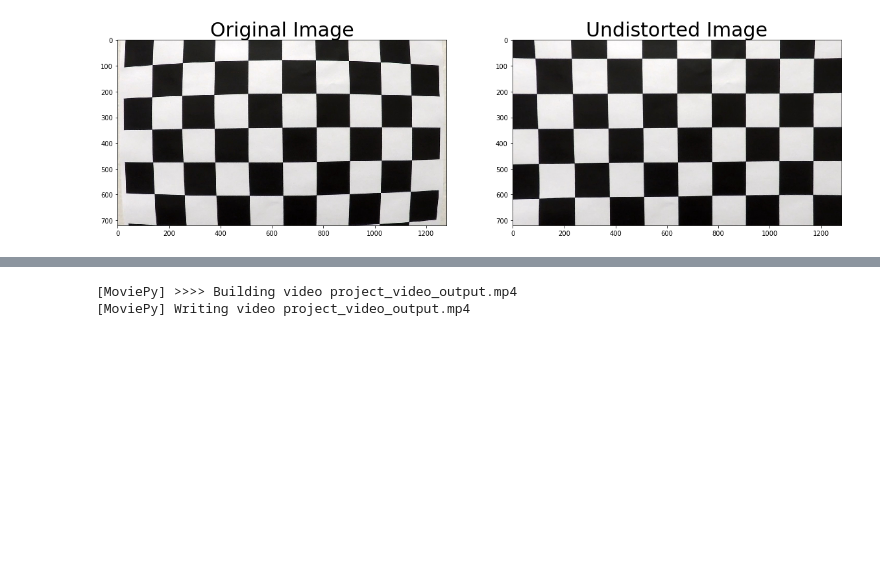
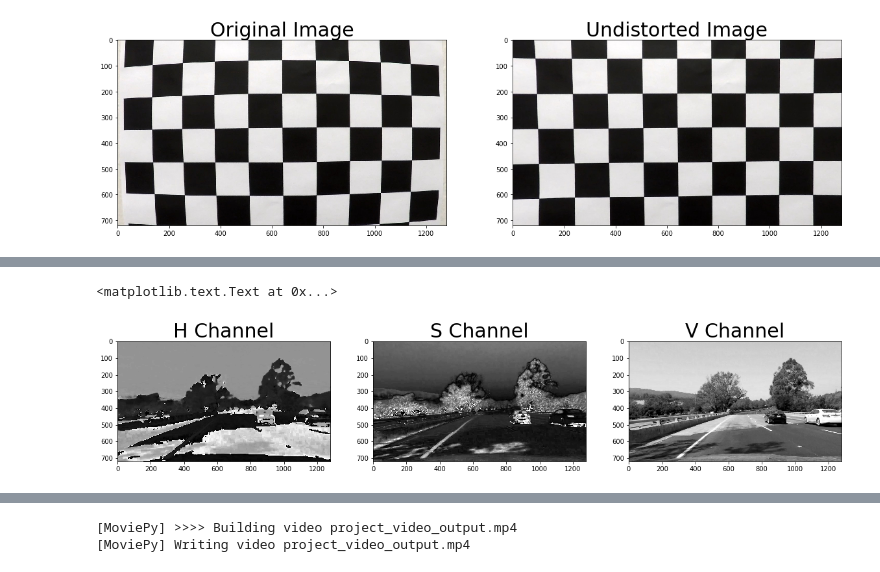
Before and after one commit to husams/CarND-Advanced-Lane-Lines, a Jupyter notebook: Line-detection.ipynb, the cells around one changed output, grey strips where cells are left out. Cells and saved outputs as stored; diff of their text form; code cells hidden in the pictures; blank space fills up the shorter version.

Commit message:
Add color threshold

```diff
--- a/Line-detection.ipynb
+++ b/Line-detection.ipynb
@@ -33,0 +66,19 @@ detection = LaneDetection(camera)
+# %%
+img = plt.imread('./test_images/test4.jpg')
+img = detection.camera.undistort(img)
+HSV = cv2.cvtColor(img, cv2.COLOR_RGB2HSV)
+H   = HSV[:,:,0]
+S   = HSV[:,:,1]
+V   = HSV[:,:,2]
+
+
+f, (ax1, ax2, ax3) = plt.subplots(1, 3, figsize=(20,10))
+ax1.imshow(H, cmap='gray')
+ax1.set_title('H Channel', fontsize=30)
+ax2.imshow(S, cmap='gray')
+ax2.set_title('S Channel', fontsize=30)
+ax3.imshow(V, cmap='gray')
+ax3.set_title('V Channel', fontsize=30)
+# %% [output]
+<matplotlib.text.Text at 0x...>
+[figure, added]
```
Also changed, not shown: parts of 16 cells of this notebook, 5 other files.
